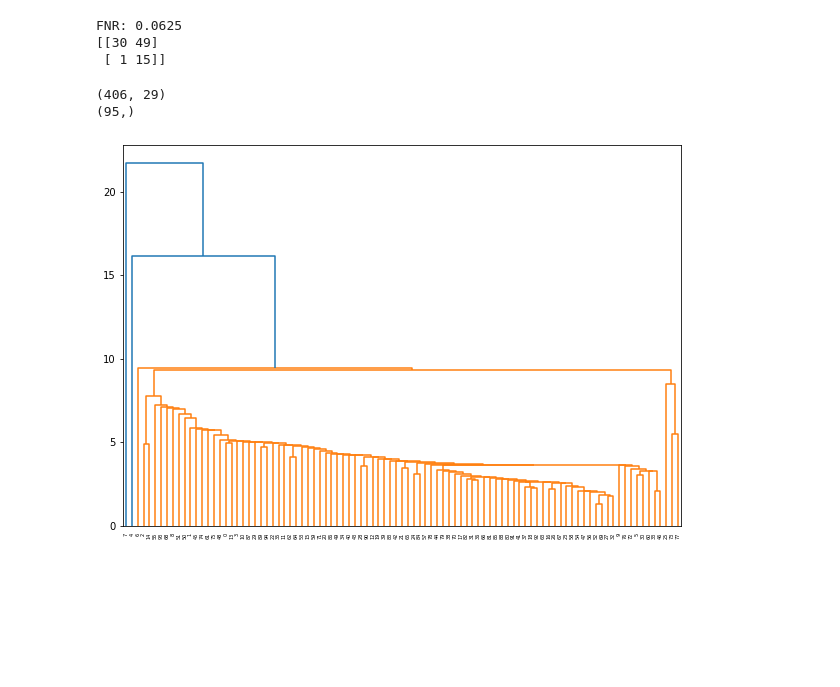
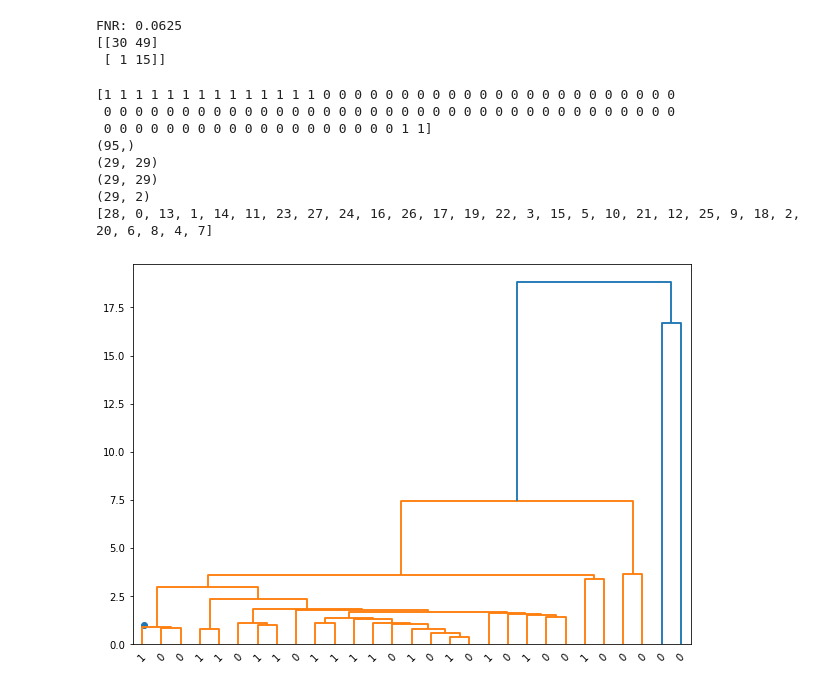
Before and after one commit to cwhite098/MDM3_Project1_Quartix, a Jupyter notebook: Data_Exploration.ipynb, the cells around one changed output. Saved outputs shown, nothing was run; the diff lists cells and outputs as text; code cells hidden in the pictures; blank space fills up the shorter version.

```diff
--- a/Data_Exploration.ipynb
+++ b/Data_Exploration.ipynb
@@ -1010,38 +979,57 @@ from sklearn.manifold import TSNE
 from sklearn.cluster import KMeans
 from metrics import *
 from sklearn.metrics import confusion_matrix
 import numpy as np
 from scipy.cluster.hierarchy import dendrogram, linkage
 
 # Init scaler
 scaler = StandardScaler()
 
 # Load data and labels
 cat_data = load_list("C:\\Users\\kiera\\Documents\\university\\3rd year\\mdm 3\\quartix\\MDM3_Project1_Quartix\\pickle_data", 'cat_data')
 uncat_data = load_list("C:\\Users\\kiera\\Documents\\university\\3rd year\\mdm 3\\quartix\\MDM3_Project1_Quartix\\pickle_data", 'uncat_data')
-labels = np.array(get_labels(cat_data))
+labels2 = np.array(get_labels(cat_data))
+print(labels2)
+print(np.shape(labels2))
 
 # Get features from data and scale
 train_x = extract_features(uncat_data)
 train_x = scaler.fit_transform(train_x)
 print(train_x.shape)
 test_x = extract_features(cat_data)
 test_x = scaler.transform(test_x)
 
-pca = PCA(n_components=4)
+pca = PCA(n_components=2)
 train_pca = pca.fit_transform(train_x)
 test_pca = pca.transform(test_x)
-
-linked = linkage(train_x, 'single')
+print(np.shape(test_x))
+print(np.shape(test_pca))
+#linked = linkage(train_x, 'single')
 
 labelList = range(1, 11)
-sl_mergings = linkage(test_x, method="single", metric='euclidean')
+#sl_mergings = linkage(test_x, method="single", metric='euclidean')
+sl_mergings = linkage(test_pca, method="single", metric='euclidean')
 plt.figure(figsize=(10, 7))
 
 
-dendrogram(sl_mergings)
+R=dendrogram(sl_mergings)
+print(R["leaves"])
+
+
+np.zeros(np.size(R["leaves"]))
+for i in range(len(R["leaves"])):
+    R["leaves"][i] = labels2[R["leaves"][i]]
+
+R=dendrogram(sl_mergings,labels=R["leaves"])
+
 plt.show()
 # %% [output]
-(406, 29)
+[1 1 1 1 1 1 1 1 1 1 1 1 1 1 0 0 0 0 0 0 0 0 0 0 0 0 0 0 0 0 0 0 0 0 0 0 0
+ 0 0 0 0 0 0 0 0 0 0 0 0 0 0 0 0 0 0 0 0 0 0 0 0 0 0 0 0 0 0 0 0 0 0 0 0 0
+ 0 0 0 0 0 0 0 0 0 0 0 0 0 0 0 0 0 0 0 1 1]
 (95,)
+(29, 29)
+(29, 29)
+(29, 2)
+[28, 0, 13, 1, 14, 11, 23, 27, 24, 16, 26, 17, 19, 22, 3, 15, 5, 10, 21, 12, 25, 9, 18, 2, 20, 6, 8, 4, 7]
-[figure, old version]
+[figure, new version]
```
Also changed, not shown: parts of 8 cells of this notebook.
